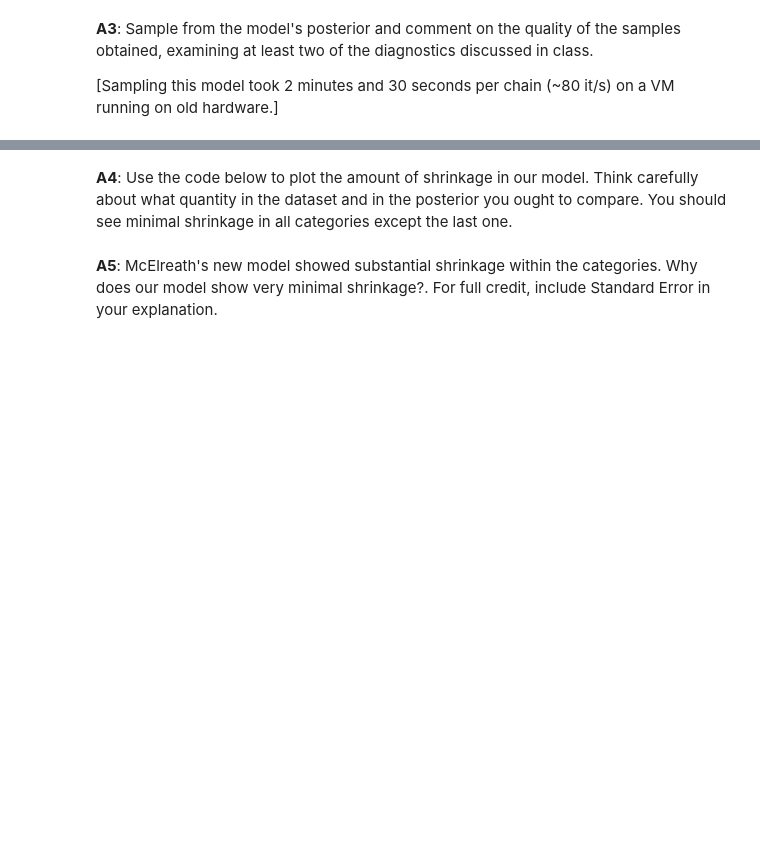
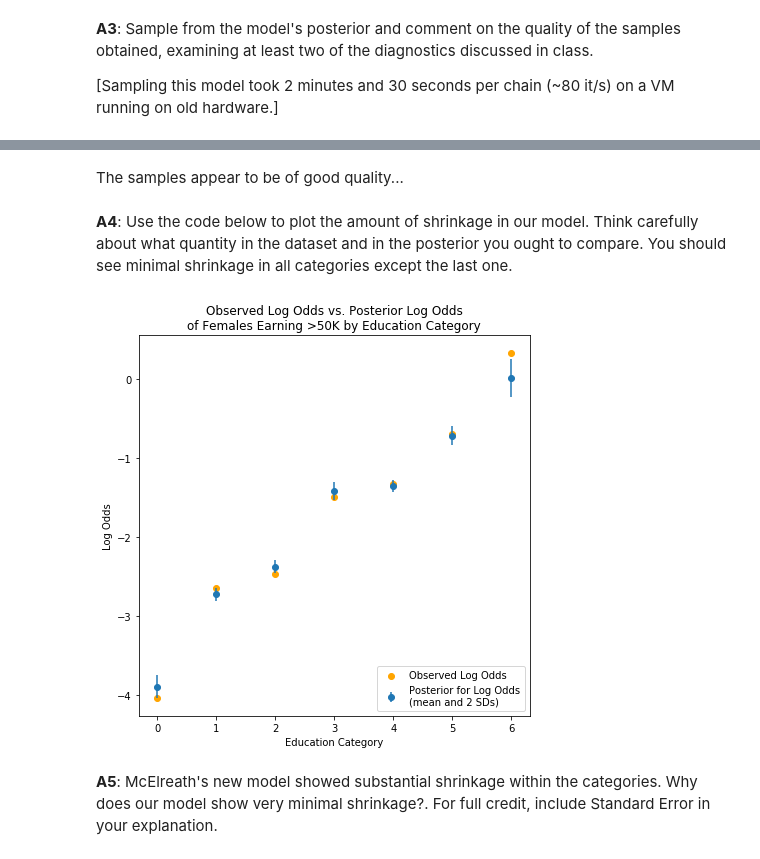
Before and after one commit to chase130101/2018spring, a Jupyter notebook: final/AM207_Final_2018.ipynb, the cells around one changed output, grey strips where cells are left out. Cells and saved outputs as stored; diff of their text form; code cells hidden in the pictures; blank space fills up the shorter version.

```diff
--- a/final/AM207_Final_2018.ipynb
+++ b/final/AM207_Final_2018.ipynb
@@ -100,3 +149,5 @@ In Chapter 13.2 McElreath iterates on his model for the UCB admissions data. (Se
+# %% [markdown]
+The samples appear to be of good quality...
 # %% [markdown]
 **A4**: Use the code below to plot the amount of shrinkage in our model. Think carefully about what quantity in the dataset and in the posterior you ought to compare. You should see minimal shrinkage in all categories except the last one.
 # %%
@@ -106,10 +157,32 @@ def shrinkage_plot(observed_log_odds, posterior_means, posterior_sds):
     posterior_means - an entry for each category giving the mean of the posterior distribution
     posterior_sds - an entry for each category giving the SD of the posterior distribution
     """
-    plt.scatter(range(len(observed_log_odds)),observed_log_odds, label="Observed Log Odds", color='orange')
-    plt.errorbar(range(len(posterior_alpha_means)), posterior_alpha_means, yerr = 2*posterior_alpha_sds, fmt='o', label="Posterior for Log Odds\n(mean and 2 SDs)",)
-    plt.legend()
-    plt.xlabel("Education Category")
+    plt.scatter(range(len(observed_log_odds)),observed_log_odds, label='Observed Log Odds', color='orange')
+    plt.errorbar(range(len(posterior_means)), posterior_means, yerr = 2*posterior_sds, fmt='o', label='Posterior for Log Odds\n(mean and 2 SDs)',)
+    plt.legend(loc='lower right')
+    plt.xlabel('Education Category')
+# %%
+# making shrinkage plot
+posteriorMeans_alphaEduc = pm.summary(logit_50K_educGender_trace[500:]).loc[['alpha_educ__0','alpha_educ__1',
+                                                                             'alpha_educ__2','alpha_educ__3',
+                                                                             'alpha_educ__4','alpha_educ__5',
+                                                                             'alpha_educ__6'], 'mean'].values
+
+posteriorSDs_alphaEduc = pm.summary(logit_50K_educGender_trace[500:]).loc[['alpha_educ__0','alpha_educ__1',
+                                                                           'alpha_educ__2','alpha_educ__3',
+                                                                           'alpha_educ__4','alpha_educ__5',
+                                                                           'alpha_educ__6'], 'sd'].values
+dataset_female = dataset[dataset['sex']==0]
+obs_p_earn50K_female = dataset_female['>50'].values/dataset_female['total'].values
+obs_logOdds_earn50K_female = np.log(obs_p_earn50K_female/(1-obs_p_earn50K_female))
+
+plt.figure(figsize=(7, 7))
+shrinkage_plot(obs_logOdds_earn50K_female, posteriorMeans_alphaEduc, posteriorSDs_alphaEduc)
+plt.title('Observed Log Odds vs. Posterior Log Odds\nof Females Earning >50K by Education Category')
+plt.ylabel('Log Odds')
+plt.show()
+# %% [output]
+[figure, added]
 # %% [markdown]
 **A5**: McElreath's new model showed substantial shrinkage within the categories. Why does our model show very minimal shrinkage?. For full credit, include Standard Error in your explanation.
 # %% [markdown]
```
Also changed, not shown: parts of 55 cells of this notebook, 1 other file.
